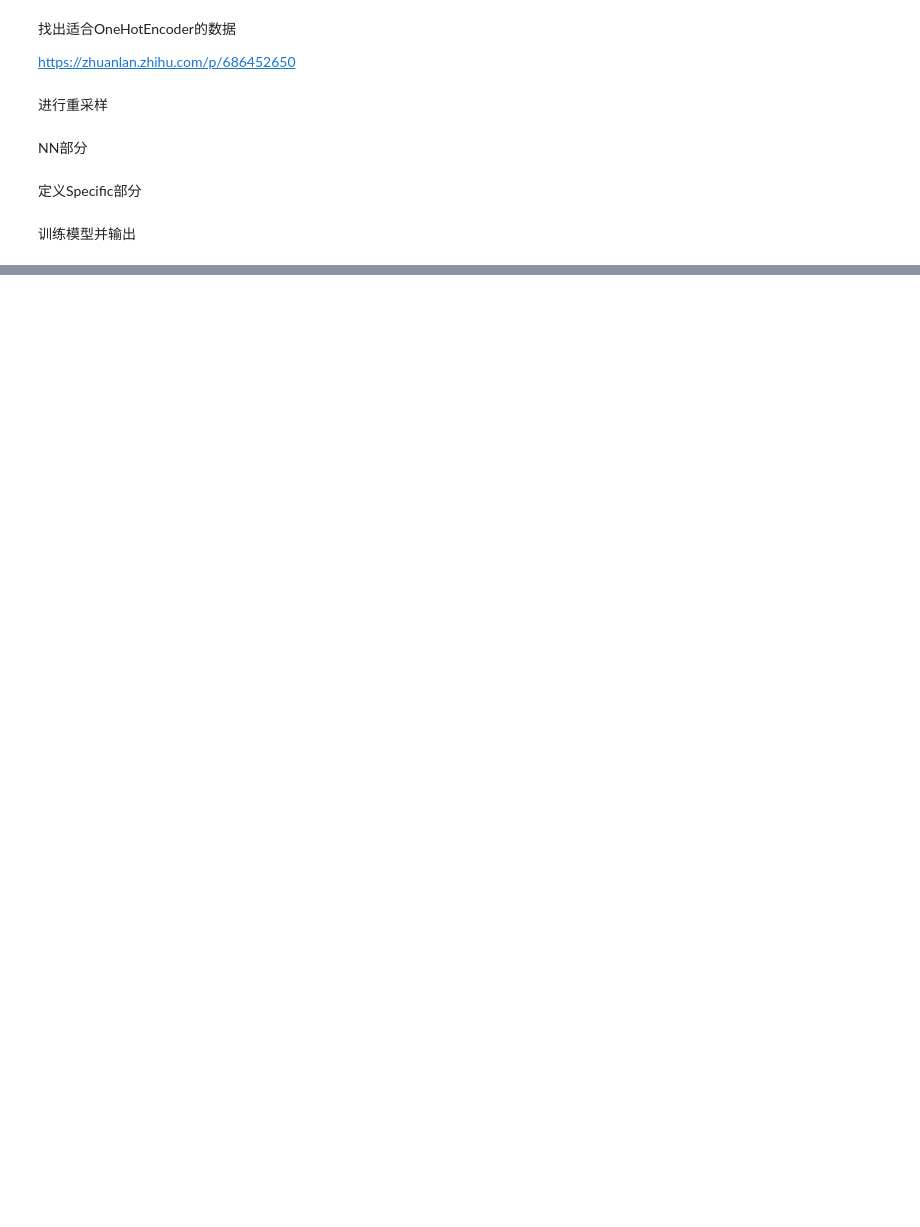
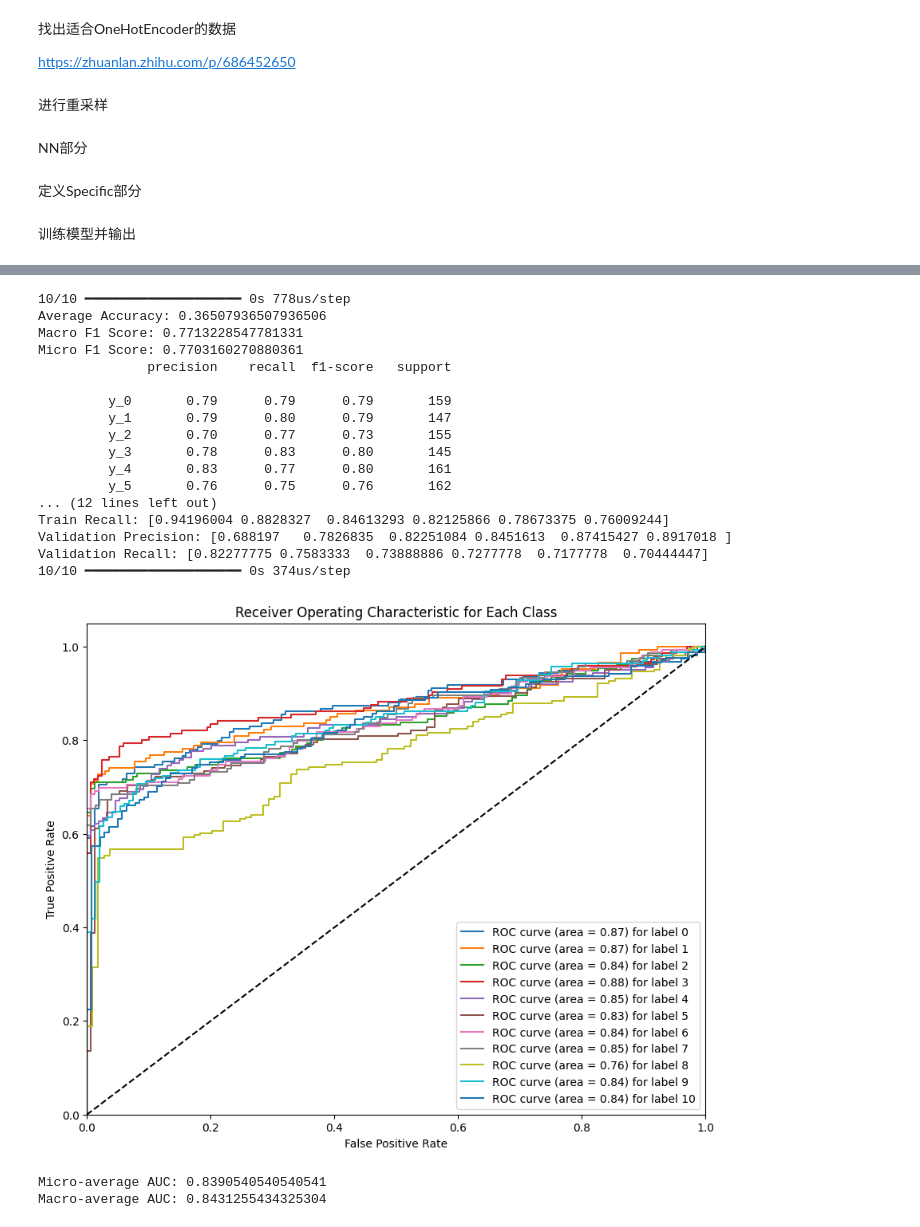
Before and after one commit to Iwan-LMX/MTL_clinicalAnalyse, a Jupyter notebook: MTL Models/HardParameterShared.ipynb, the cells around one changed output, grey strips where cells are left out. Drawn from its saved outputs; the diff is of its cells as text; code cells hidden in the pictures; blank space fills up the shorter version.

Commit message:
Update Accuracy to HardParameterShared

```diff
--- a/MTL Models/HardParameterShared.ipynb
+++ b/MTL Models/HardParameterShared.ipynb
@@ -148,0 +150,73 @@ Validation Accuracy: 0.095238097012043
+# %%
+# 使用模型进行预测
+Y_pred = model.predict(X_valid)
+
+# 阈值处理，这里我们将0.5作为分类阈值
+Y_pred_binary = (Y_pred > 0.5).astype(int)
+
+# 计算平均精度
+average_accuracy = accuracy_score(Y_valid, Y_pred_binary)
+print("Average Accuracy:", average_accuracy)
+
+# 计算宏观F1和微观F1
+macro_f1 = f1_score(Y_valid, Y_pred_binary, average='macro')
+micro_f1 = f1_score(Y_valid, Y_pred_binary, average='micro')
+print("Macro F1 Score:", macro_f1)
+print("Micro F1 Score:", micro_f1)
+
+# 生成分类报告
+report = classification_report(Y_valid, Y_pred_binary, target_names=[f'y_{i}' for i in range(Y_valid.shape[1])], zero_division=0)
+print(report)
+
+# 打印训练集和验证集上的最后一个epoch的精确率和召回率
+print(f'Train Precision: {train_precision[-1]}')
+print(f'Train Recall: {train_recall[-1]}')
+print(f'Validation Precision: {val_precision[-1]}')
+print(f'Validation Recall: {val_recall[-1]}')
+
+
+# 使用模型进行预测获取概率输出
+Y_pred_proba = model.predict(X_valid)
+
+# 为每个类别绘制ROC曲线和计算AUC
+plt.figure(figsize=(10, 8))
+for i in range(Y_valid.shape[1]):
+    fpr, tpr, _ = roc_curve(Y_valid[:, i], Y_pred_proba[:, i])
+    roc_auc = auc(fpr, tpr)
+    plt.plot(fpr, tpr, label=f'ROC curve (area = {roc_auc:.2f}) for label {i}')
+
+plt.plot([0, 1], [0, 1], 'k--')  # 绘制对角线
+plt.xlim([0.0, 1.0])
+plt.ylim([0.0, 1.05])
+plt.xlabel('False Positive Rate')
+plt.ylabel('True Positive Rate')
+plt.title('Receiver Operating Characteristic for Each Class')
+plt.legend(loc="lower right")
+plt.show()
+
+# 计算总的微观和宏观平均AUC
+micro_auc = roc_auc_score(Y_valid, Y_pred_proba, average="micro")
+macro_auc = roc_auc_score(Y_valid, Y_pred_proba, average="macro")
+print("Micro-average AUC:", micro_auc)
+print("Macro-average AUC:", macro_auc)
+# %% [output]
+10/10 ━━━━━━━━━━━━━━━━━━━━ 0s 778us/step
+Average Accuracy: 0.36507936507936506
+Macro F1 Score: 0.7713228547781331
+Micro F1 Score: 0.7703160270880361
+              precision    recall  f1-score   support
+
+         y_0       0.79      0.79      0.79       159
+         y_1       0.79      0.80      0.79       147
+         y_2       0.70      0.77      0.73       155
+         y_3       0.78      0.83      0.80       145
+         y_4       0.83      0.77      0.80       161
+         y_5       0.76      0.75      0.76       162
+... (12 lines left out)
+Train Recall: [0.94196004 0.8828327  0.84613293 0.82125866 0.78673375 0.76009244]
+Validation Precision: [0.688197   0.7826835  0.82251084 0.8451613  0.87415427 0.8917018 ]
+Validation Recall: [0.82277775 0.7583333  0.73888886 0.7277778  0.7177778  0.70444447]
+10/10 ━━━━━━━━━━━━━━━━━━━━ 0s 374us/step
+[figure, added]
+Micro-average AUC: 0.8390540540540541
+Macro-average AUC: 0.8431255434325304
```
Also changed, not shown: parts of 2 cells of this notebook, 2 other files.
